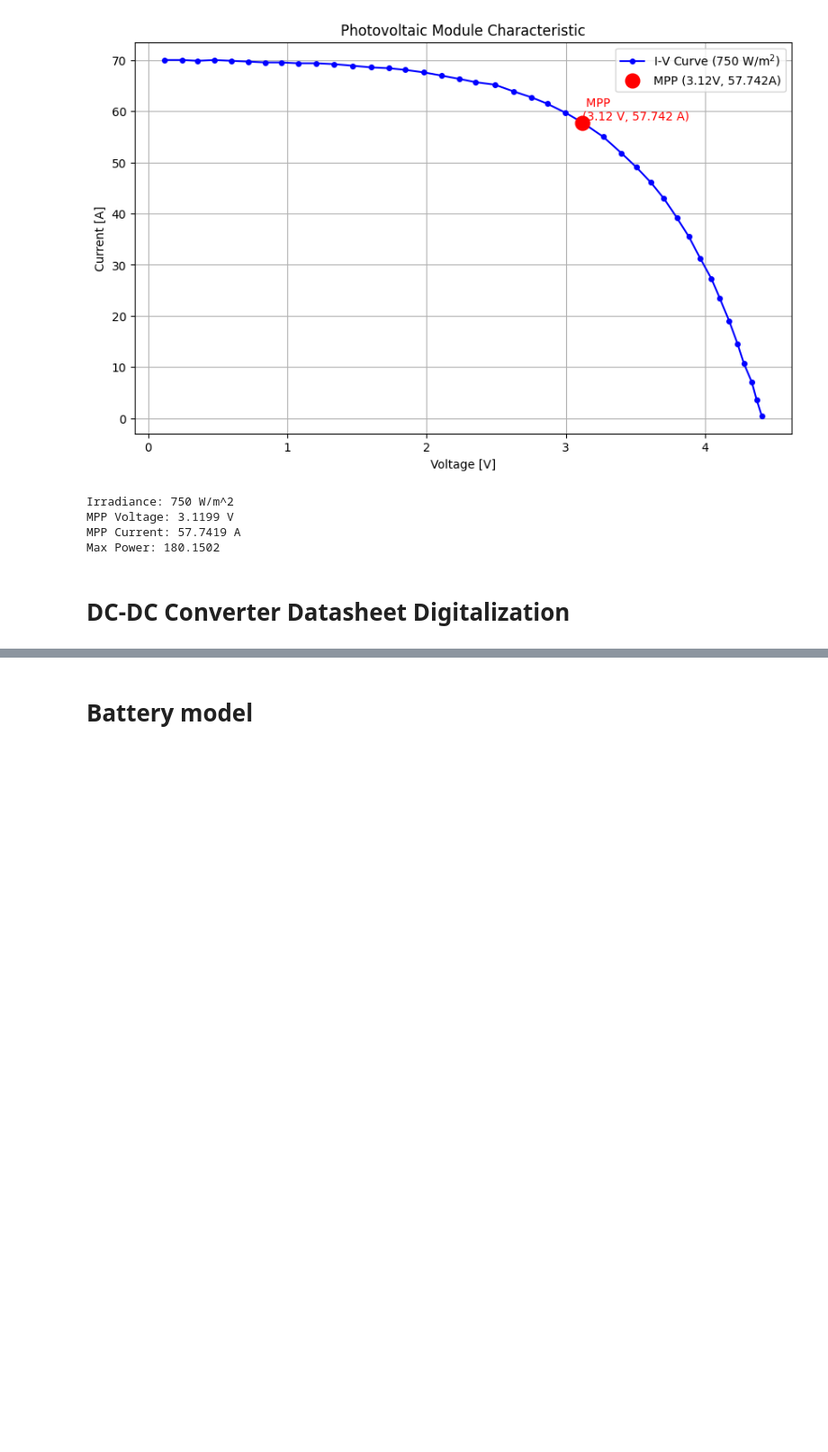
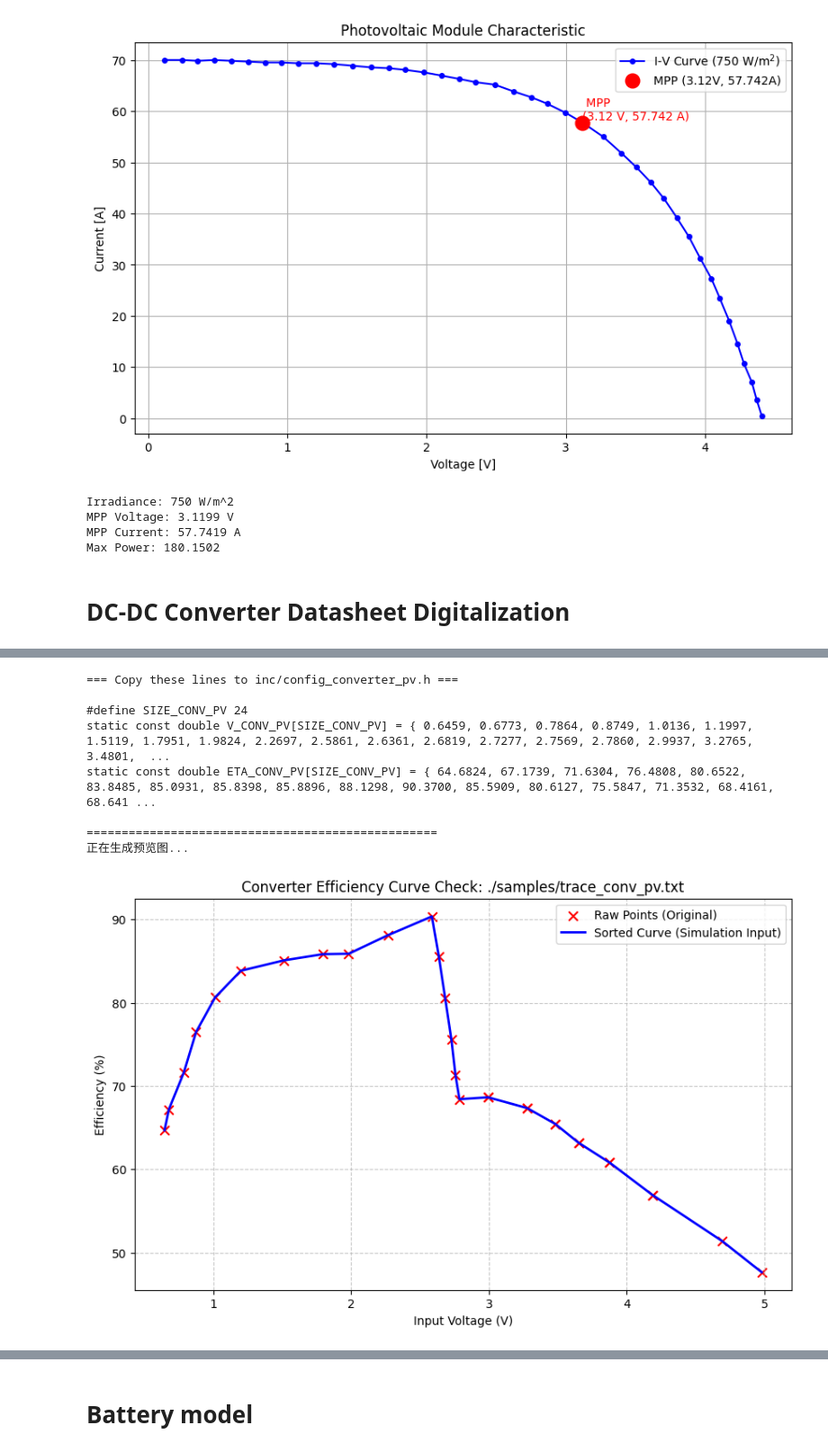
Before and after one commit to Chenya7008/EMIOT_Labs, a Jupyter notebook: lab3/lab3.ipynb, the cells around one changed output, grey strips where cells are left out. Shown: that part at 90% size. Saved outputs shown, nothing was run; the diff lists cells and outputs as text; code cells hidden in the pictures; blank space fills up the shorter version.

Commit message:
updated:addcurves for PV and battery conver

```diff
--- a/lab3/lab3.ipynb
+++ b/lab3/lab3.ipynb
@@ -186,2 +183,82 @@ Max Power: 180.1502
+# %%
+import pandas as pd
+import numpy as np
+import matplotlib.pyplot as plt  # <--- 新增：引入绘图库
+
+# --- 配置区域 ---
+# 假设你的文件名为 'trace_conv_pv.txt'
+FILE_NAME = './samples/trace_conv_pv.txt'
+
+try:
+    # 1. 读取数据
+    # header=None 如果文件没有标题行 (第一行就是数据)
+    # header=0 如果文件第一行是标题 (x, y)
+    # 这里假设你的文件像之前一样有标题 "x, y"
+    df = pd.read_csv(FILE_NAME, delimiter=',')
+
+    # 去除列名空格并重命名
+    df.columns = [c.strip() for c in df.columns]
+    df.columns = ['V', 'Eta']
+
+    # 2. 数据清洗
+    # SystemC 要求输入 (X轴) 必须严格单调递增，所以必须排序
+    df_sorted = df.sort_values(by='V')
+
+    # 去除完全重复的行
+    df_sorted = df_sorted.drop_duplicates()
+
+    # 重置索引 (可选，方便调试)
+    df_sorted = df_sorted.reset_index(drop=True)
+
+    # 3. 生成 C++ 代码
+    v_array = df_sorted['V'].values
+    eta_array = df_sorted['Eta'].values
+    size = len(v_array)
+
+    print("=== Copy these lines to inc/config_converter_pv.h ===\n")
+    print(f"#define SIZE_CONV_PV {size}")
+
+    # 格式化输出，保留4位小数
+    v_str = ", ".join([f"{x:.4f}" for x in v_array])
+    print(f"static const double V_CONV_PV[SIZE_CONV_PV] = {{ {v_str} }};")
+
+    eta_str = ", ".join([f"{x:.4f}" for x in eta_array])
+    print(f"static const double ETA_CONV_PV[SIZE_CONV_PV] = {{ {eta_str} }};")
+    print("\n==================================================")
+
+    # 4. 可视化绘图 (新增功能)
+    print("正在生成预览图...")
+    plt.figure(figsize=(10, 6))
+
+    # 绘制原始数据点 (用红色散点表示，检查是否有离群点)
+    # 如果原始数据很乱，这里的红点会散落在蓝线周围
+    plt.scatter(df['V'], df['Eta'], color='red', marker='x', s=60, label='Raw Points (Original)')
+
+    # 绘制处理后的曲线 (用蓝色实线表示，这是仿真器实际“看到”的曲线)
+    plt.plot(df_sorted['V'], df_sorted['Eta'], color='blue', linewidth=2, label='Sorted Curve (Simulation Input)')
+
+    plt.title(f'Converter Efficiency Curve Check: {FILE_NAME}')
+    plt.xlabel('Input Voltage (V)')
+    plt.ylabel('Efficiency (%)')
+    plt.legend()
+    plt.grid(True, linestyle='--', alpha=0.7)
+
+    # 显示图表
+    plt.show()
+
+except FileNotFoundError:
+    print(f"错误: 找不到文件 {FILE_NAME}，请确保文件已上传且路径正确。")
+except Exception as e:
+    print(f"发生错误: {e}")
+# %% [output]
+=== Copy these lines to inc/config_converter_pv.h ===
+
+#define SIZE_CONV_PV 24
+static const double V_CONV_PV[SIZE_CONV_PV] = { 0.6459, 0.6773, 0.7864, 0.8749, 1.0136, 1.1997, 1.5119, 1.7951, 1.9824, 2.2697, 2.5861, 2.6361, 2.6819, 2.7277, 2.7569, 2.7860, 2.9937, 3.2765, 3.4801,  ...
+static const double ETA_CONV_PV[SIZE_CONV_PV] = { 64.6824, 67.1739, 71.6304, 76.4808, 80.6522, 83.8485, 85.0931, 85.8398, 85.8896, 88.1298, 90.3700, 85.5909, 80.6127, 75.5847, 71.3532, 68.4161, 68.641 ...
+
+==================================================
+正在生成预览图...
+[figure, added]
 # %% [markdown]
 ![](datasheet/Battery_DCDCconv/dcdc_fig.jpg)
```
Also changed, not shown: parts of 3 cells of this notebook.
